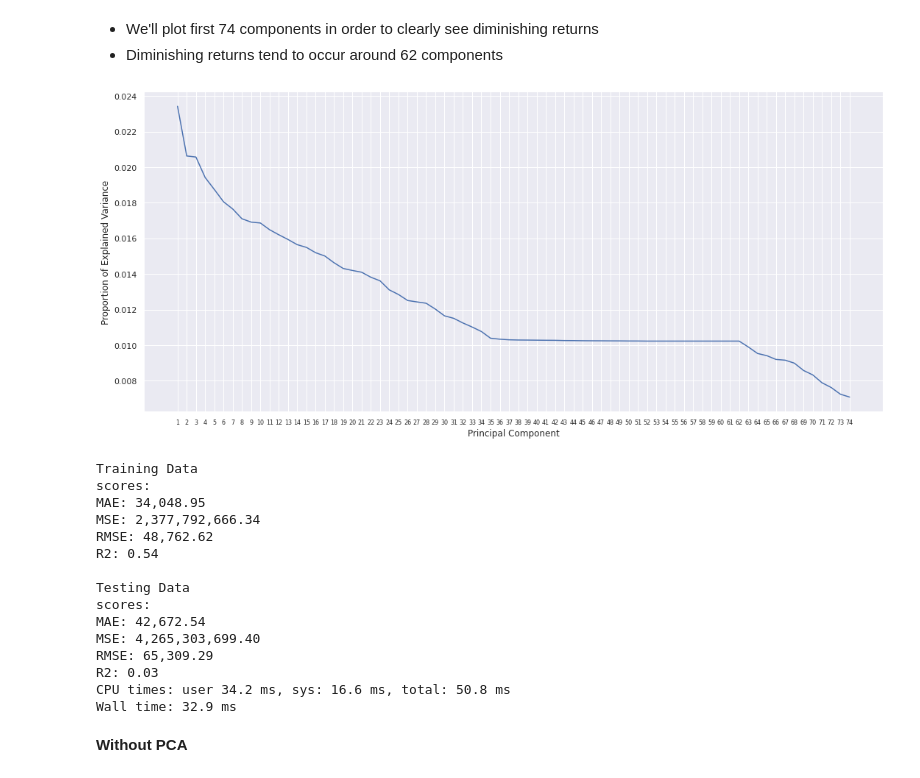
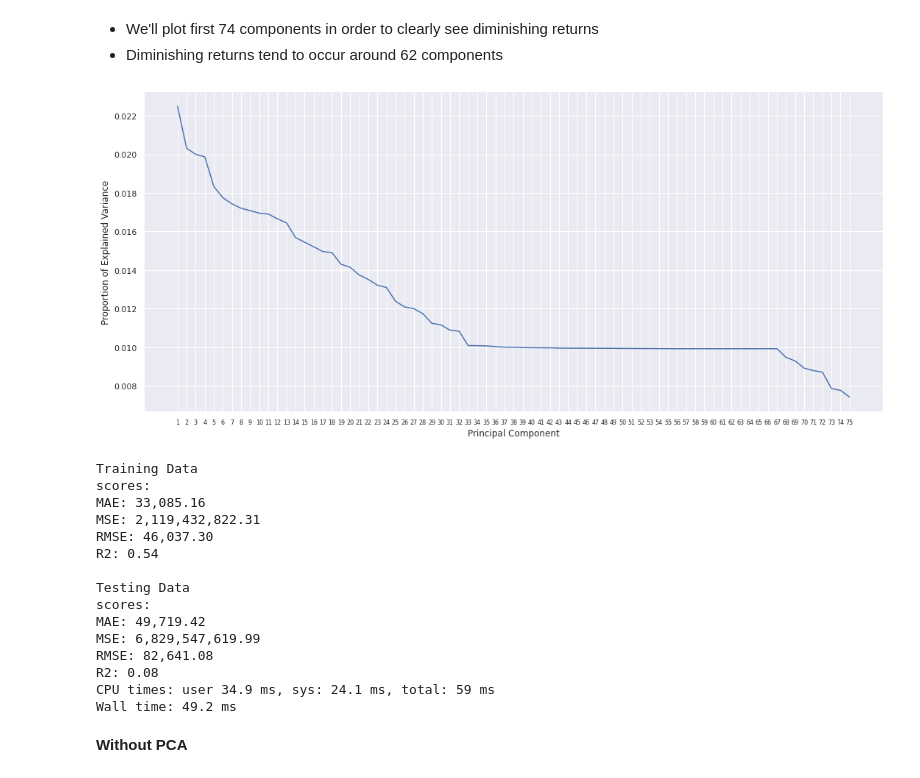
Before and after one commit to ChrisDaVillager/Data-Science-Salaries, a Jupyter notebook: Project_2_Part_4.ipynb, the cells around one changed output. Drawn from its saved outputs; the diff is of its cells as text; code cells hidden in the pictures.

```diff
--- a/Project_2_Part_4.ipynb
+++ b/Project_2_Part_4.ipynb
@@ -739,19 +729,19 @@ knn = KNeighborsRegressor()
 * We'll plot first 74 components in order to clearly see diminishing returns
 * Diminishing returns tend to occur around 62 components
 # %%
-# Plot the explained variance ratios of the first 74 principal components
+# Plot the explained variance ratios of the first 75 principal components
 plt.figure(figsize=(18,8))
-plt.plot(range(1, 75), pca.explained_variance_ratio_)
-plt.xticks(ticks = range(1, 75), fontsize=8)
+plt.plot(range(1, 76), pca.explained_variance_ratio_)
+plt.xticks(ticks = range(1, 76), fontsize=8)
 plt.xlabel('Principal Component')
 plt.ylabel('Proportion of Explained Variance');
 # %% [output]
-[figure, old version]
+[figure, new version]
 # %%
 %%time
 # using PCA
-pca62 = PCA(n_components=62)
-knn_pca = make_pipeline(scaler, pca62, knn)
+pca67 = PCA(n_components=67)
+knn_pca = make_pipeline(scaler, pca67, knn)
 knn_pca.fit(X_train_processed, y_train)
 
 print('Training Data')
@@ -761,19 +751,19 @@ eval_model(y_test, knn_pca.predict(X_test_processed))
 # %% [output]
 Training Data
 scores:
-MAE: 34,048.95
-MSE: 2,377,792,666.34
-RMSE: 48,762.62
+MAE: 33,085.16
+MSE: 2,119,432,822.31
+RMSE: 46,037.30
 R2: 0.54
 
 Testing Data
 scores:
-MAE: 42,672.54
-MSE: 4,265,303,699.40
-RMSE: 65,309.29
-R2: 0.03
-CPU times: user 34.2 ms, sys: 16.6 ms, total: 50.8 ms
-Wall time: 32.9 ms
+MAE: 49,719.42
+MSE: 6,829,547,619.99
+RMSE: 82,641.08
+R2: 0.08
+CPU times: user 34.9 ms, sys: 24.1 ms, total: 59 ms
+Wall time: 49.2 ms
 # %% [markdown]
 **Without PCA**
 # %%
```
Also changed, not shown: parts of 29 cells of this notebook.
